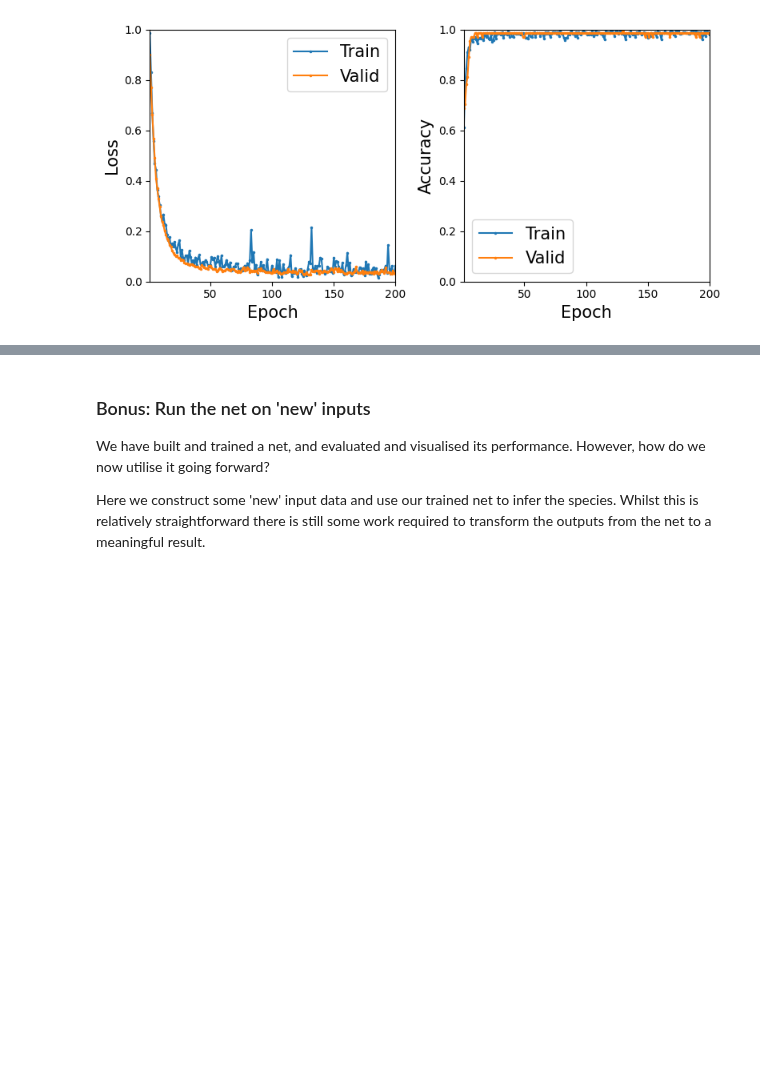
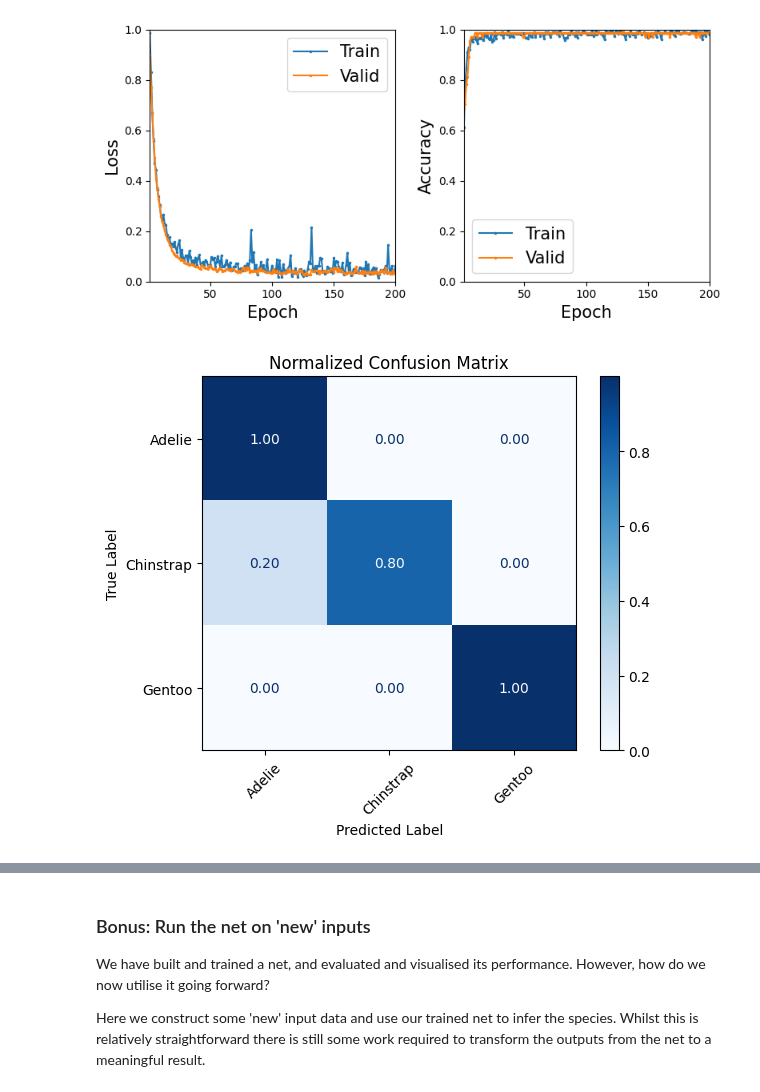
Before and after one commit to Cambridge-ICCS/practical-ml-with-pytorch, a Jupyter notebook: worked-solutions/01_penguin_classification_solutions.ipynb, the cells around one changed output, grey strips where cells are left out. Saved outputs shown, nothing was run; the diff lists cells and outputs as text; code cells hidden in the pictures; blank space fills up the shorter version.

Commit message:
PR #92: Add more penguin data analysis + results

```diff
--- a/worked-solutions/01_penguin_classification_solutions.ipynb
+++ b/worked-solutions/01_penguin_classification_solutions.ipynb
@@ -673,7 +683,7 @@ from time import perf_counter
 
 from pandas import DataFrame
 
-epochs = 200
+epochs = 10
 print_interval = 25
 
 
@@ -757,3 +767,42 @@ for axis in axes.ravel():
 fig.tight_layout()
 # %% [output]
 [figure]
+# %%
+from sklearn.metrics import confusion_matrix, ConfusionMatrixDisplay
+import matplotlib.pyplot as plt
+import numpy as np
+
+class_names = sorted(data.species.unique())
+
+all_preds = []
+all_labels = []
+
+model.eval()
+with no_grad():
+    for batch, label in valid_loader:
+        preds = model(batch).softmax(dim=1)
+        all_preds.append(preds.argmax(dim=1).numpy())
+        all_labels.append(label.argmax(dim=1).numpy())
+
+# concatenate all predictions and labels
+all_preds = np.concatenate(all_preds)
+all_labels = np.concatenate(all_labels)
+
+cm = confusion_matrix(all_labels, all_preds, labels=[0, 1, 2])
+cm_normalized = cm.astype("float") / (cm.sum(axis=1)[:, np.newaxis] + 1e-8)
+disp = ConfusionMatrixDisplay(
+    confusion_matrix=cm_normalized, display_labels=class_names
+)
+
+# plotting
+fig, ax = plt.subplots(figsize=(6, 5))
+disp.plot(ax=ax, cmap="Blues", colorbar=True, values_format=".2f")
+disp.ax_.set_xlabel("Predicted Label")
+disp.ax_.set_ylabel("True Label")
+plt.xticks(rotation=45)
+plt.grid(False)  # cleaner plot
+plt.title("Normalized Confusion Matrix")
+plt.tight_layout()
+plt.show()
+# %% [output]
+[figure, added]
```
Also changed, not shown: parts of 3 cells of this notebook.
